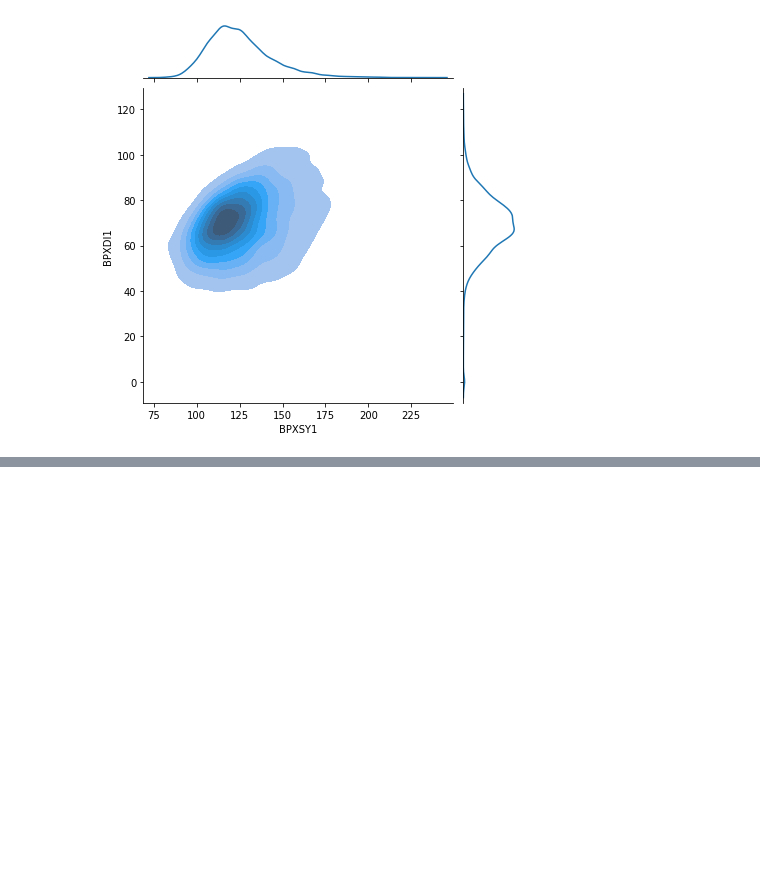
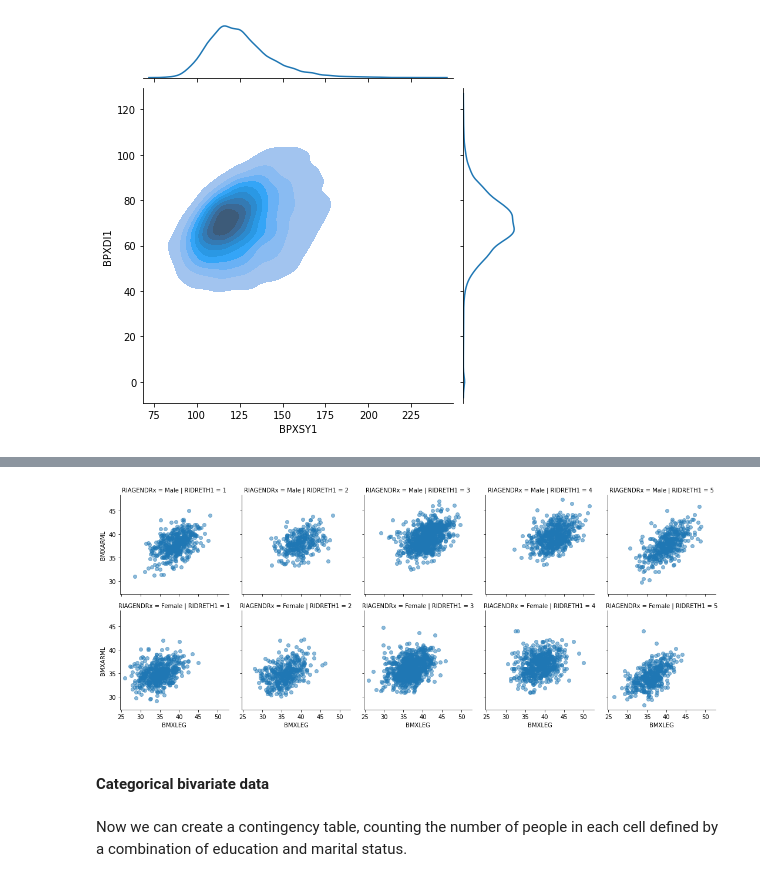
Before and after one commit to Gokulvasan-V/Coursera_practice, a Jupyter notebook: nhanes_multivariate_analyses.ipynb, the cells around one changed output, grey strips where cells are left out. Cells and saved outputs as stored; diff of their text form; code cells hidden in the pictures; blank space fills up the shorter version.

```diff
--- a/nhanes_multivariate_analyses.ipynb
+++ b/nhanes_multivariate_analyses.ipynb
@@ -50,0 +85,6 @@ sns.jointplot(x="BPXSY1", y="BPXDI1", kind='kde', data=da, shade=True )
+# %%
+_ = sns.FacetGrid(da, col="RIDRETH1",  row="RIAGENDRx").map(plt.scatter, "BMXLEG", "BMXARML", alpha=0.5).add_legend()
+# %% [output]
+[figure, added]
+# %% [markdown]
+#### Categorical bivariate data
@@ -50,0 +97,2 @@ sns.jointplot(x="BPXSY1", y="BPXDI1", kind='kde', data=da, shade=True )
+# %% [markdown]
+Now we can create a contingency table, counting the number of people in each cell defined by a combination of education and marital status.
```
Also changed, not shown: parts of 14 cells of this notebook.
